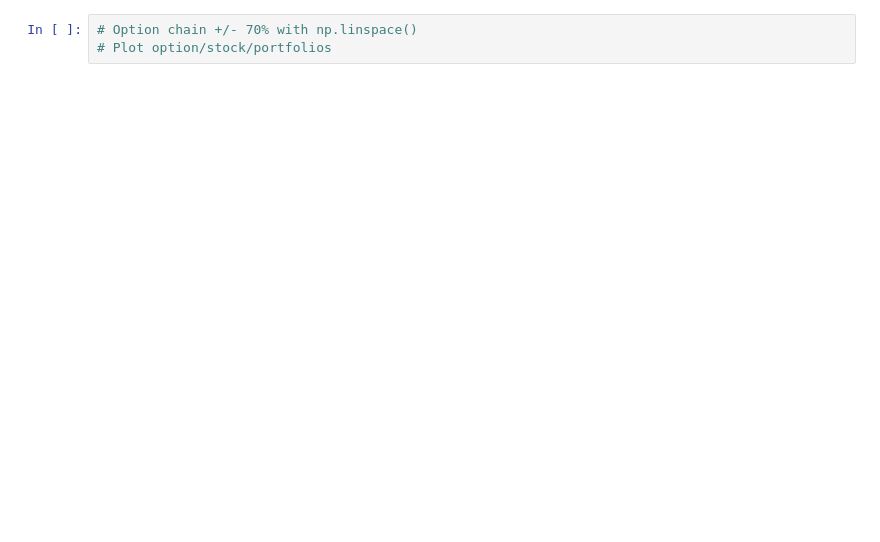
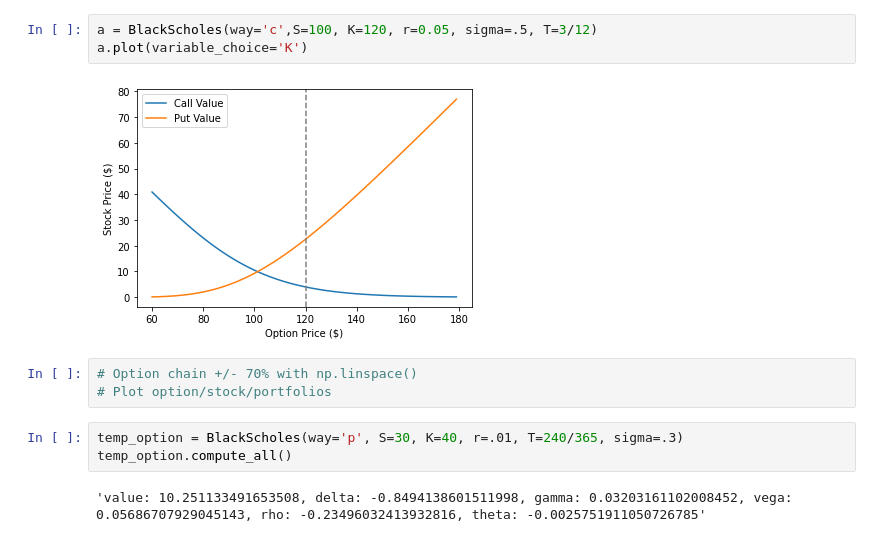
Before and after one commit to paulbqnt/hiram, a Jupyter notebook: hiram_analysis.ipynb, the cells around one changed output. Drawn from its saved outputs; the diff is of its cells as text; blank space fills up the shorter version.

Commit message:
add implied_vol() and plot()

```diff
--- a/hiram_analysis.ipynb
+++ b/hiram_analysis.ipynb
@@ -32,3 +35,13 @@ Overall theta of the option book: $ -19.37 M
+# %%
+a = BlackScholes(way='c',S=100, K=120, r=0.05, sigma=.5, T=3/12)
+a.plot(variable_choice='K')
+# %% [output]
+[figure, added]
 # %%
 # Option chain +/- 70% with np.linspace()
 # Plot option/stock/portfolios
+# %%
+temp_option = BlackScholes(way='p', S=30, K=40, r=.01, T=240/365, sigma=.3)
+temp_option.compute_all()
+# %% [output]
+'value: 10.251133491653508, delta: -0.8494138601511998, gamma: 0.03203161102008452, vega: 0.05686707929045143, rho: -0.23496032413932816, theta: -0.0025751911050726785'
```
Also changed, not shown: parts of 11 cells of this notebook, 3 other files.
